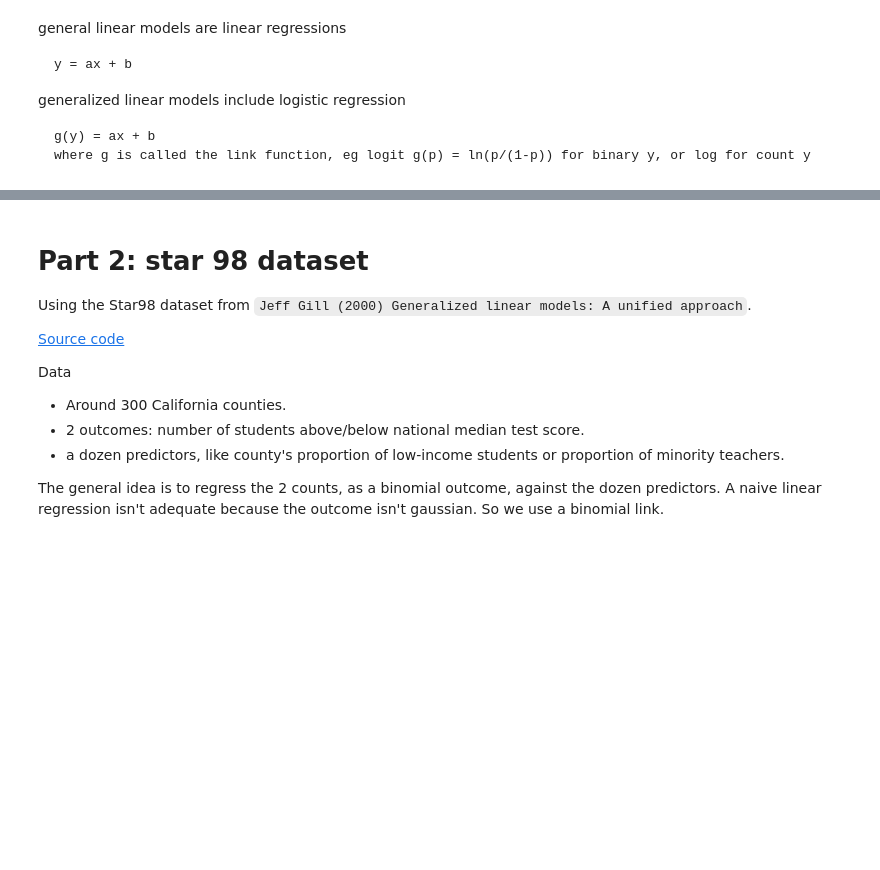
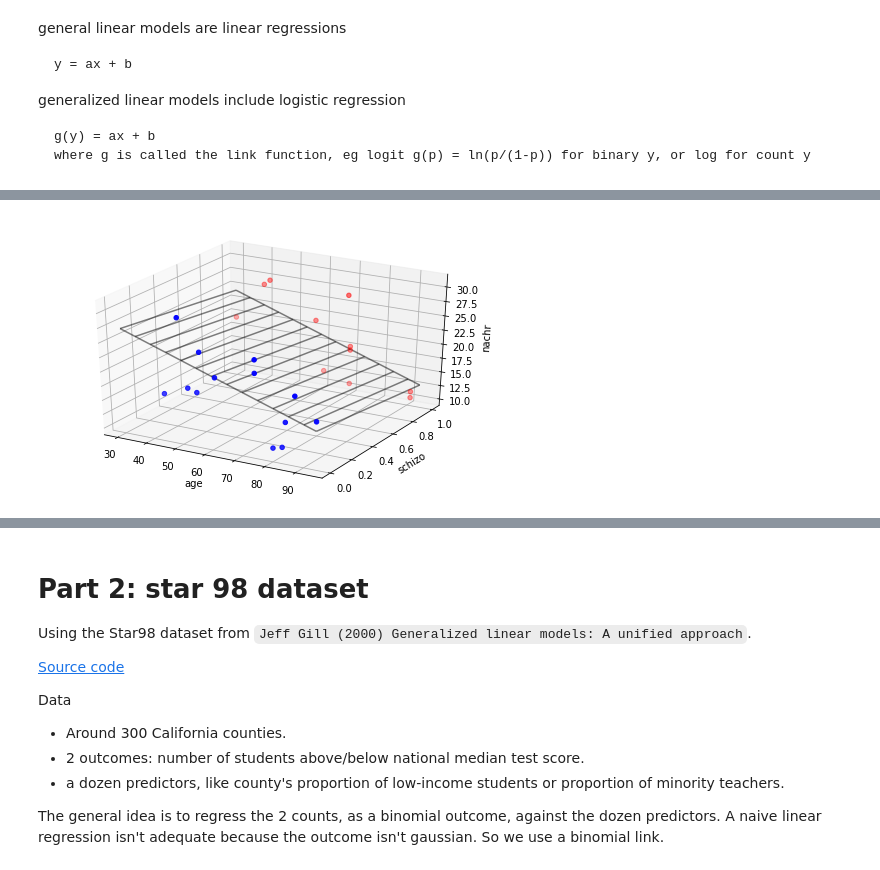
Before and after one commit to gentimouton/dives, a Jupyter notebook: prototypes/generalized_linear_models.ipynb, the cells around one changed output, grey strips where cells are left out. Saved outputs shown, nothing was run; the diff lists cells and outputs as text; code cells hidden in the pictures; blank space fills up the shorter version.

```diff
--- a/prototypes/generalized_linear_models.ipynb
+++ b/prototypes/generalized_linear_models.ipynb
@@ -66,0 +134,44 @@ df.head()
+# %%
+from mpl_toolkits.mplot3d import Axes3D
+
+
+def plot3d_scatter(x, y, z, planar_fit_coefs=(), colorby=None, labels=()):
+    """ 3d scatter plot with planar fit, if provided
+    https://jakevdp.github.io/PythonDataScienceHandbook/04.12-three-dimensional-plotting.html
+    """
+    fig = plt.figure(figsize=(8,5)) # so z label fits
+    ax = fig.add_subplot(111,projection='3d')
+
+    ax.scatter(x, y, z, c=colorby, cmap='bwr')
+
+    # plot planar fit https://stackoverflow.com/a/36061408
+    if planar_fit_coefs:
+        xx, yy = np.meshgrid(
+            range(min(x), max(x)+1),
+            range(min(y), max(y)+1)
+        )
+        a, b, c = planar_fit_coefs
+        zz = a + b * xx + c * yy
+#         ax.plot_surface(xx, yy, zz, cmap='viridis',alpha=0.5)
+#         ax.contour3D(xx,yy,zz, 50, cmap='viridis')
+        ax.plot_wireframe(xx,yy,zz, color='black', cstride=5, alpha=.5)
+
+    if labels: # label axes
+        xl, yl, zl = labels
+        ax.set_xlabel(xl)
+        ax.set_ylabel(yl)
+        ax.set_zlabel(zl)
+
+    plt.show()
+
+
+plot3d_scatter(
+    x=df['age'],
+    y=df['schizo_bool'],
+    z=df['nachr'],
+    planar_fit_coefs=(32.61, -0.18, -2.77),
+    colorby=df['schizo_bool'],
+    labels=('age','schizo','nachr')
+)
+# %% [output]
+[figure, added]
```
Also changed, not shown: parts of 11 cells of this notebook, 1 other file.
